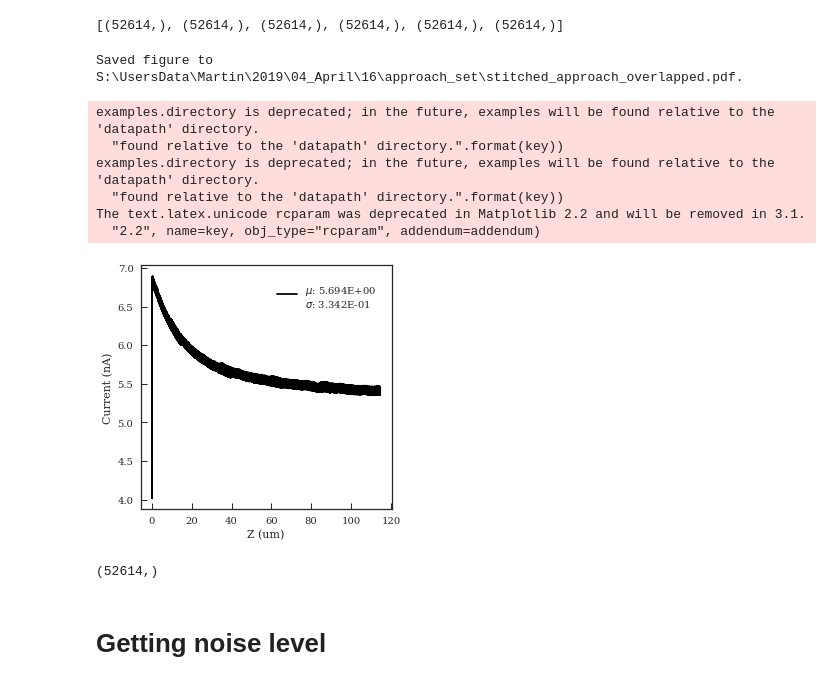
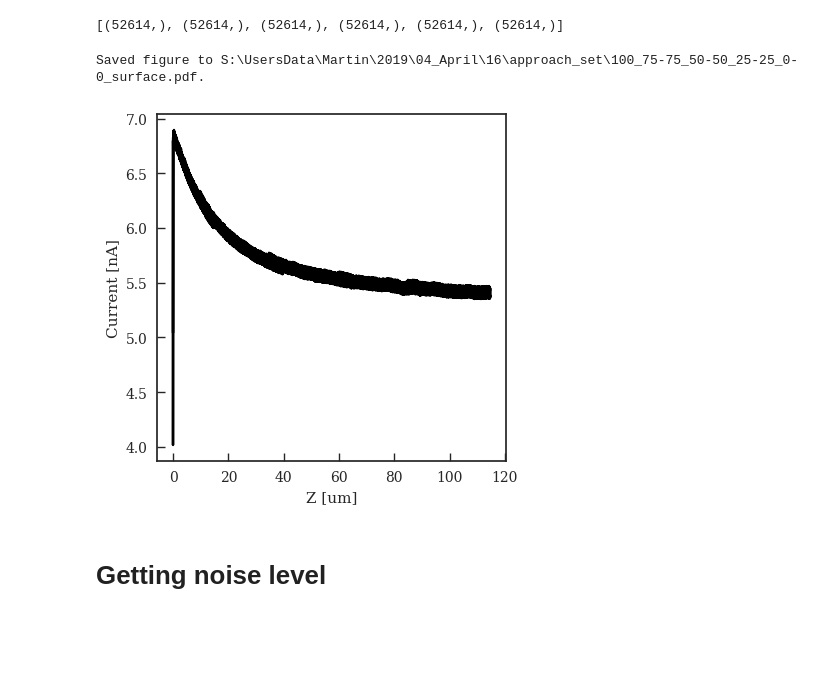
Before and after one commit to martinholub/sicm, a Jupyter notebook: notebooks/plots.ipynb, the cells around one changed output. Saved outputs shown, nothing was run; the diff lists cells and outputs as text; code cells hidden in the pictures; blank space fills up the shorter version.

```diff
--- a/notebooks/plots.ipynb
+++ b/notebooks/plots.ipynb
@@ -207,27 +213,12 @@ stitchapp = applist.stitch(z_move = 25, preserve_overlap = True)
 [v.shape for v in stitchapp.dsdata.values()]
 # %% [output]
 [(52614,), (52614,), (52614,), (52614,), (52614,), (52614,)]
-# %%
-z_ax = stitchapp.dsdata["Z(um)"]
-z_ax = z_ax - np.min(z_ax)
-y_ax = stitchapp.dsdata["Current1(A)"]*1e9
-sel = np.nonzero(y_ax > 4)[0]
-
-sig = Signal(z_ax[sel], y_ax[sel], stitchapp.datadir, "stitched_approach_overlapped")
-sig.plot("Z (um)", "Current (nA)")
-# %% [output]
-Saved figure to S:\UsersData\Martin\2019\04_April\16\approach_set\stitched_approach_overlapped.pdf.
-examples.directory is deprecated; in the future, examples will be found relative to the 'datapath' directory.
-  "found relative to the 'datapath' directory.".format(key))
-examples.directory is deprecated; in the future, examples will be found relative to the 'datapath' directory.
-  "found relative to the 'datapath' directory.".format(key))
-The text.latex.unicode rcparam was deprecated in Matplotlib 2.2 and will be removed in 3.1.
-  "2.2", name=key, obj_type="rcparam", addendum=addendum)
-[figure, removed]
-# %%
-z_ax.shape
-# %% [output]
-(52614,)
+# %%
+sel = stitchapp.dsdata["Current1(A)"]*1e9 > 4
+stitchapp.plot(sel = sel, what = "generic")
+# %% [output]
+Saved figure to S:\UsersData\Martin\2019\04_April\16\approach_set\100_75-75_50-50_25-25_0-0_surface.pdf.
+[figure, added]
 # %% [markdown]
 # Getting noise level
 # %%
```
Also changed, not shown: parts of 3 cells of this notebook, 5 other files.
